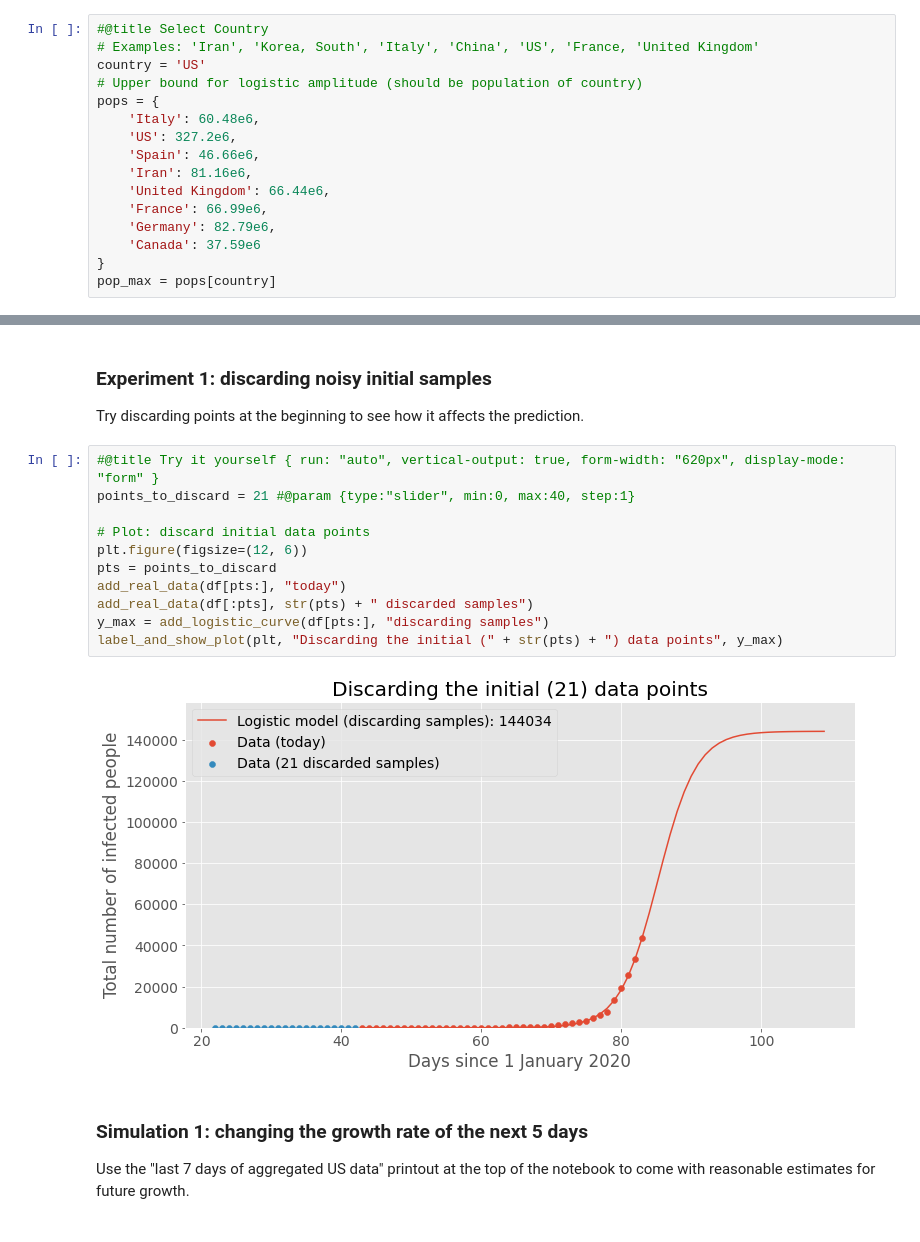
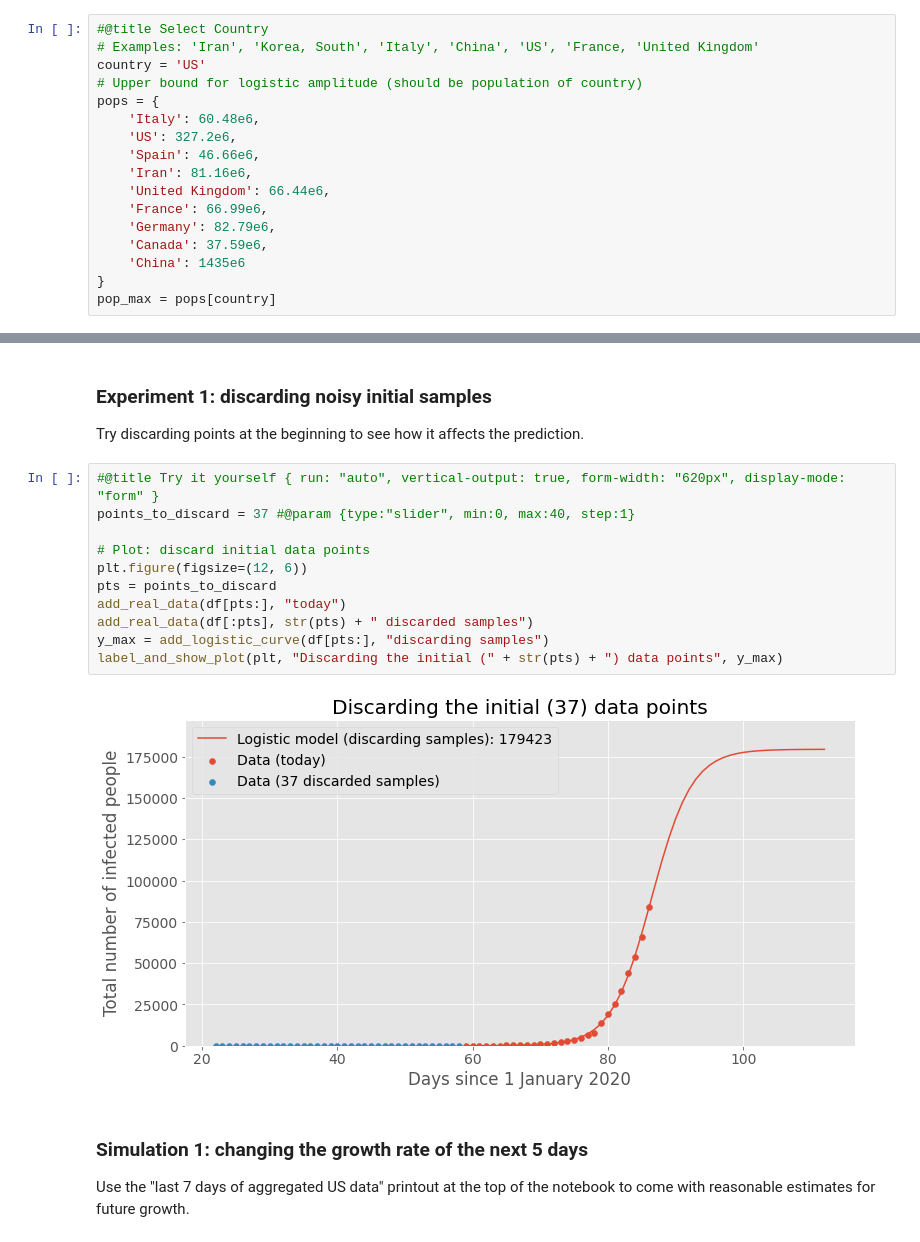
Before and after one commit to s-moran/covid-19-modeling, a Jupyter notebook: Covid19_Infection_Prediction.ipynb, the cells around one changed output, grey strips where cells are left out. Saved outputs shown, nothing was run; the diff lists cells and outputs as text.

```diff
--- a/Covid19_Infection_Prediction.ipynb
+++ b/Covid19_Infection_Prediction.ipynb
@@ -45,7 +47,8 @@ pops = {
     'United Kingdom': 66.44e6,
     'France': 66.99e6,
     'Germany': 82.79e6,
-    'Canada': 37.59e6
+    'Canada': 37.59e6,
+    'China': 1435e6
 }
 pop_max = pops[country]
 # %%
@@ -276,17 +279,17 @@ plt.show()
 Try discarding points at the beginning to see how it affects the prediction.
 # %%
 #@title Try it yourself { run: "auto", vertical-output: true, form-width: "620px", display-mode: "form" }
-points_to_discard = 21 #@param {type:"slider", min:0, max:40, step:1}
+points_to_discard = 37 #@param {type:"slider", min:0, max:40, step:1}
 
 # Plot: discard initial data points
 plt.figure(figsize=(12, 6))
 pts = points_to_discard
 add_real_data(df[pts:], "today")
 add_real_data(df[:pts], str(pts) + " discarded samples")
 y_max = add_logistic_curve(df[pts:], "discarding samples")
 label_and_show_plot(plt, "Discarding the initial (" + str(pts) + ") data points", y_max)
 # %% [output]
-[figure, old version]
+[figure, new version]
 # %% [markdown]
 ### Simulation 1: changing the growth rate of the next 5 days
 Use the "last 7 days of aggregated US data" printout at the top of the notebook to come with reasonable estimates for future growth.
```
Also changed, not shown: parts of 8 cells of this notebook.
